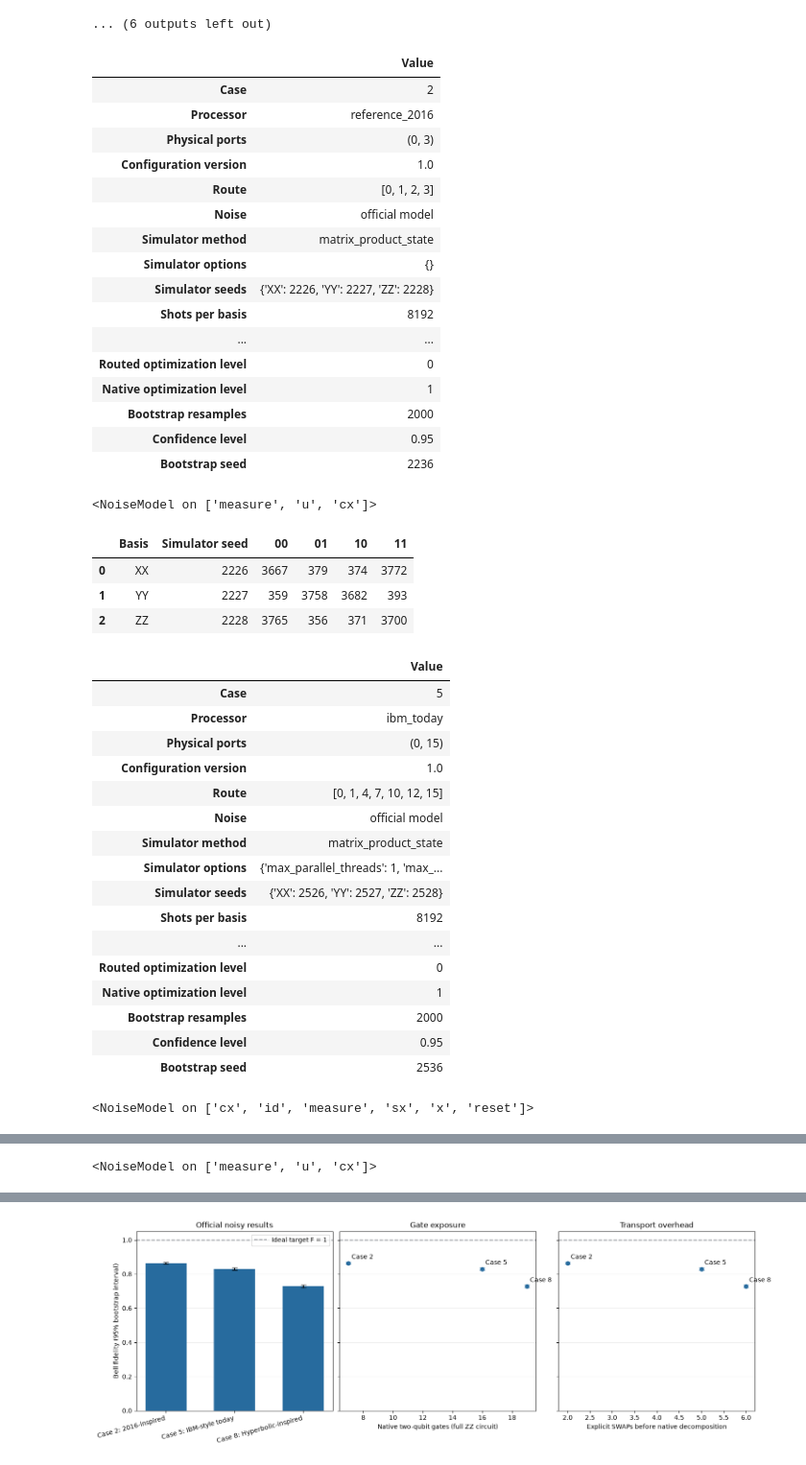
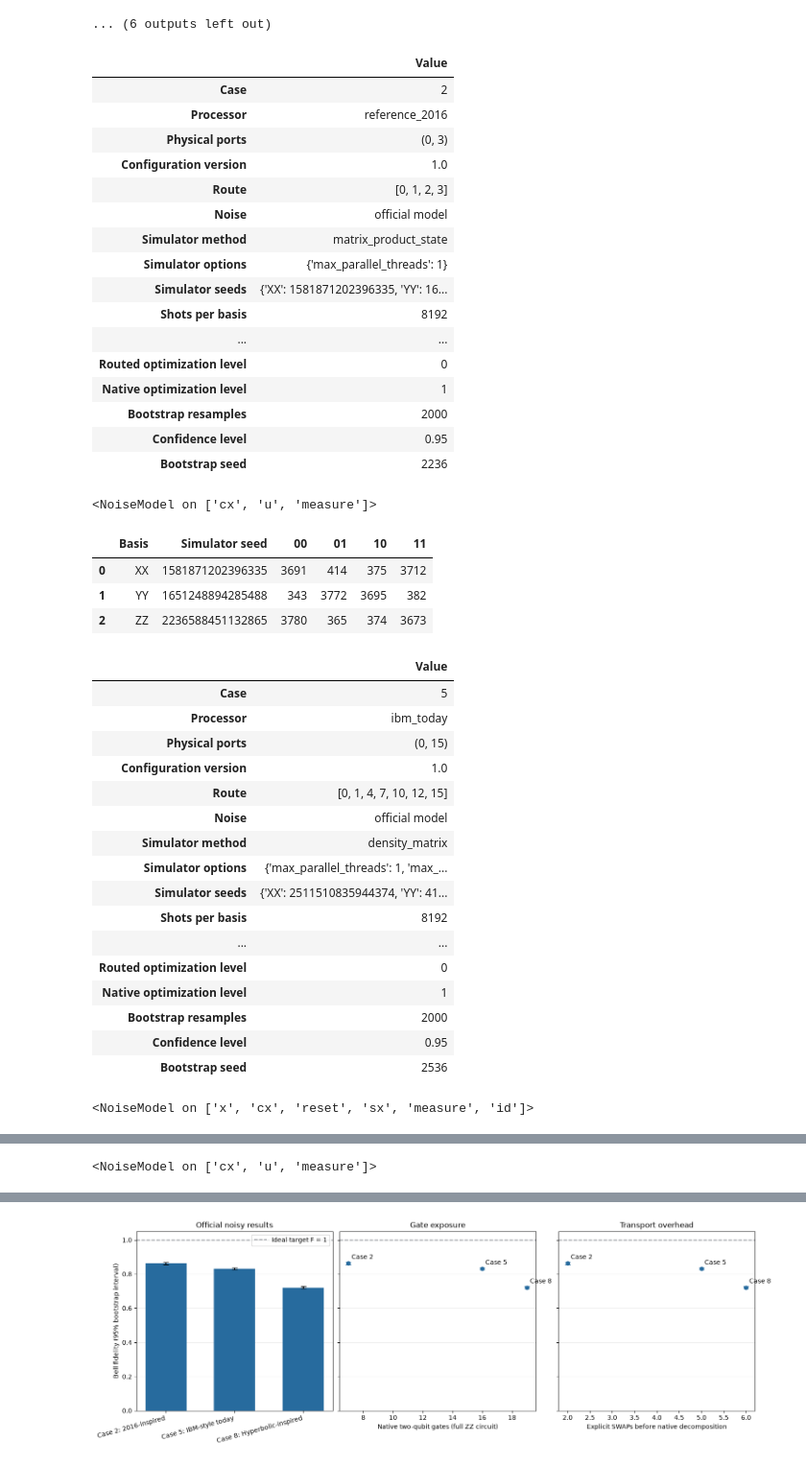
Before and after one commit to Clement-Wright/Geometry-Aware-Quantum-Cloud-Challenge-QCCR, a Jupyter notebook: challenge_submission.ipynb, the cells around one changed output, grey strips where cells are left out. Shown at 96% size. Drawn from its saved outputs; the diff is of its cells as text; code cells hidden in the pictures.

```diff
--- a/challenge_submission.ipynb
+++ b/challenge_submission.ipynb
@@ -33,6 +33,8 @@ from challenge_config import (
     SEED, SHOTS_PER_BASIS, SYNTHETIC_BASIS_GATES, get_ibm_backend, make_noise_model,
 )
 
+from simulation_seeds import aer_seed
+
 BASES = ("ZZ", "XX", "YY")
 TRANSPILE_OPT_LEVEL = 1
 
@@ -42,10 +44,8 @@ SIMULATOR_METHOD = "matrix_product_state"
 OPTIMIZATION_LEVEL = 0
 processor_id = "reference_2016"
 spec = PROCESSORS[processor_id]
-case1_simulator_seeds = {
-    basis: SEED + 100 * CASE_NUMBER + BASES.index(basis)
-    for basis in BASIS_ORDER
-}
+case1_simulator_seeds = {basis: aer_seed(SEED + 100 * CASE_NUMBER, basis)
+                         for basis in BASIS_ORDER}
 case1_bootstrap_seeds = {
     basis: SEED + 100 * CASE_NUMBER + 10 + BASES.index(basis) for basis in BASIS_ORDER
 }
@@ -81,12 +81,14 @@ LEVEL2_CASES = tuple(case for case in CASES if case[2] == 2)
 SIMULATOR_METHOD = "matrix_product_state"
 OPTIMIZATION_LEVEL = 0
 SIMULATOR_OPTIONS = {
-    "reference_2016": {},
+    "reference_2016": {"max_parallel_threads": 1},
     "ibm_today": {"max_parallel_threads": 1, "max_parallel_experiments": 1,
-                  "matrix_product_state_truncation_threshold": 1e-16,
-                  "mps_sample_measure_algorithm": "mps_apply_measure"},
+                  "max_memory_mb": 512, "shot_branching_enable": False,
+                  "shot_branching_sampling_enable": False},
     "hyperbolic": {"max_parallel_threads": 1},
 }
+SIMULATOR_METHODS = {pid: "density_matrix" if pid == "ibm_today" else SIMULATOR_METHOD
+                     for pid in PROCESSORS}
 
 # MPS stores the 35-qubit state as a chain of smaller tensors.
 # Record its sampling options alongside the seeds for repeatability.
@@ -94,9 +96,9 @@ run_settings = {
     "Configuration version": CONFIG_VERSION,
     "Cases": [case_number for case_number, _, _ in LEVEL2_CASES],
     "Noise": "official Level 2 model",
-    "Simulator method": SIMULATOR_METHOD, "Simulator options": SIMULATOR_OPTIONS,
+    "Simulator methods": SIMULATOR_METHODS, "Simulator options": SIMULATOR_OPTIONS,
     "Shots per basis": SHOTS_PER_BASIS, "Base seed": SEED,
-    "Simulator seed rule": "base + 100 * case + basis index (XX=0, YY=1, ZZ=2)",
+    "Simulator seed rule": "aer_seed(base + 100 * case, basis); audited disjoint shot ranges",
     "Compilation": "reuse Level 1 routed and native circuits",
     "Routed optimization level": 0, "Native optimization level": TRANSPILE_OPT_LEVEL,
     "Transpiler seed rule": "base + 100 * source ideal case + 20",
@@ -241,6 +243,8 @@ print(f"base seed {SEED} | shots per basis {SHOTS_PER_BASIS} | "
 
 def case_seed(case, basis, kind):
     """Distinct seed per case and basis. kind: 0 = Aer simulator, 1 = bootstrap."""
+    if kind == 0:
+        return aer_seed(SEED + 100 * case, basis)
     return SEED + 100 * case + 10 * kind + BASES.index(basis)
 
 def transpiler_seed(case):
@@ -566,10 +570,9 @@ for case_number, model_id, _ in LEVEL2_CASES:
     model = PROCESSORS[model_id]
     noise = make_noise_model(model_id)
     simulator = AerSimulator(
-        method=SIMULATOR_METHOD, noise_model=noise, **SIMULATOR_OPTIONS[model_id]
+        method=SIMULATOR_METHODS[model_id], noise_model=noise, **SIMULATOR_OPTIONS[model_id]
     )
-    seeds = {basis: SEED + 100 * case_number + index
-             for index, basis in enumerate(BASIS_ORDER)}
+    seeds = {basis: aer_seed(SEED + 100 * case_number, basis) for basis in BASIS_ORDER}
     counts, simulation_metadata = {}, {}
     for basis in BASIS_ORDER:
         # Apply the official noise model while sampling the stored native circuit.
@@ -581,14 +584,14 @@ for case_number, model_id, _ in LEVEL2_CASES:
         counts[basis] = result.get_counts()
         assert sum(counts[basis].values()) == SHOTS_PER_BASIS
         metadata = result.results[0].metadata
-        assert metadata["method"] == SIMULATOR_METHOD
+        assert metadata["method"] == SIMULATOR_METHODS[model_id]
         simulation_metadata[basis] = {
             "Method": metadata["method"], "Active simulator qubits": metadata.get("num_qubits"),
         }
     settings = {
         "Case": case_number, "Processor": model_id, "Physical ports": model.ports,
         "Configuration version": CONFIG_VERSION, "Route": LEVEL1[model_id]["path"],
-        "Noise": "official model", "Simulator method": SIMULATOR_METHOD,
+        "Noise": "official model", "Simulator method": SIMULATOR_METHODS[model_id],
         "Simulator options": SIMULATOR_OPTIONS[model_id], "Simulator seeds": seeds,
         "Shots per basis": SHOTS_PER_BASIS,
         "Transpiler seed": transpiler_seed(LEVEL1[model_id]["case"]),
@@ -601,39 +604,39 @@ for case_number, model_id, _ in LEVEL2_CASES:
     }
     level2_results[case_number] = {
         "settings": settings, "counts": counts, "noise_model": noise,
         "simulation_metadata": simulation_metadata,
         "native_circuits": level2_native_circuits[model_id],
     }
     display(pd.Series(settings, name="Value").to_frame())
     display(noise)
     display(pd.DataFrame([
         {"Basis": basis, "Simulator seed": seeds[basis],
          **{word: counts[basis].get(word, 0) for word in ("00", "01", "10", "11")}}
         for basis in BASIS_ORDER
     ]))
 # %% [output]
 |  | Value |
 | Case | 2 |
 | Processor | reference_2016 |
 | Physical ports | (0, 3) |
 | Configuration version | 1.0 |
 | Route | [0, 1, 2, 3] |
 | Noise | official model |
 | Simulator method | matrix_product_state |
-| Simulator options | {} |
-| Simulator seeds | {'XX': 2226, 'YY': 2227, 'ZZ': 2228} |
+| Simulator options | {'max_parallel_threads': 1} |
+| Simulator seeds | {'XX': 1581871202396335, 'YY': 16... |
 | Shots per basis | 8192 |
 | ... | ... |
 | Routed optimization level | 0 |
 | Native optimization level | 1 |
 | Bootstrap resamples | 2000 |
 | Confidence level | 0.95 |
 | Bootstrap seed | 2236 |
-<NoiseModel on ['measure', 'u', 'cx']>
+<NoiseModel on ['cx', 'u', 'measure']>
 |  | Basis | Simulator seed | 00 | 01 | 10 | 11 |
-| 0 | XX | 2226 | 3667 | 379 | 374 | 3772 |
-| 1 | YY | 2227 | 359 | 3758 | 3682 | 393 |
-| 2 | ZZ | 2228 | 3765 | 356 | 371 | 3700 |
+| 0 | XX | 1581871202396335 | 3691 | 414 | 375 | 3712 |
+| 1 | YY | 1651248894285488 | 343 | 3772 | 3695 | 382 |
+| 2 | ZZ | 2236588451132865 | 3780 | 365 | 374 | 3673 |
 |  | Value |
 | Case | 5 |
 | Processor | ibm_today |
@@ -641,9 +644,9 @@ for case_number, model_id, _ in LEVEL2_CASES:
 | Configuration version | 1.0 |
 | Route | [0, 1, 4, 7, 10, 12, 15] |
 | Noise | official model |
-| Simulator method | matrix_product_state |
+| Simulator method | density_matrix |
 | Simulator options | {'max_parallel_threads': 1, 'max_... |
-| Simulator seeds | {'XX': 2526, 'YY': 2527, 'ZZ': 2528} |
+| Simulator seeds | {'XX': 2511510835944374, 'YY': 41... |
 | Shots per basis | 8192 |
 | ... | ... |
 | Routed optimization level | 0 |
@@ -651,5 +654,5 @@ for case_number, model_id, _ in LEVEL2_CASES:
 | Bootstrap resamples | 2000 |
 | Confidence level | 0.95 |
 | Bootstrap seed | 2536 |
-<NoiseModel on ['cx', 'id', 'measure', 'sx', 'x', 'reset']>
+<NoiseModel on ['x', 'cx', 'reset', 'sx', 'measure', 'id']>
 |  | Basis | Simulator seed | 00 | 01 | 10 | 11 |
@@ -673,5 +676,5 @@ for case_number, model_id, _ in LEVEL2_CASES:
 | Bootstrap resamples | 2000 |
 | Confidence level | 0.95 |
 | Bootstrap seed | 2836 |
-<NoiseModel on ['measure', 'u', 'cx']>
+<NoiseModel on ['cx', 'u', 'measure']>
 |  | Basis | Simulator seed | 00 | 01 | 10 | 11 |
```
Also changed, not shown: parts of 26 cells of this notebook, 2 other files.
